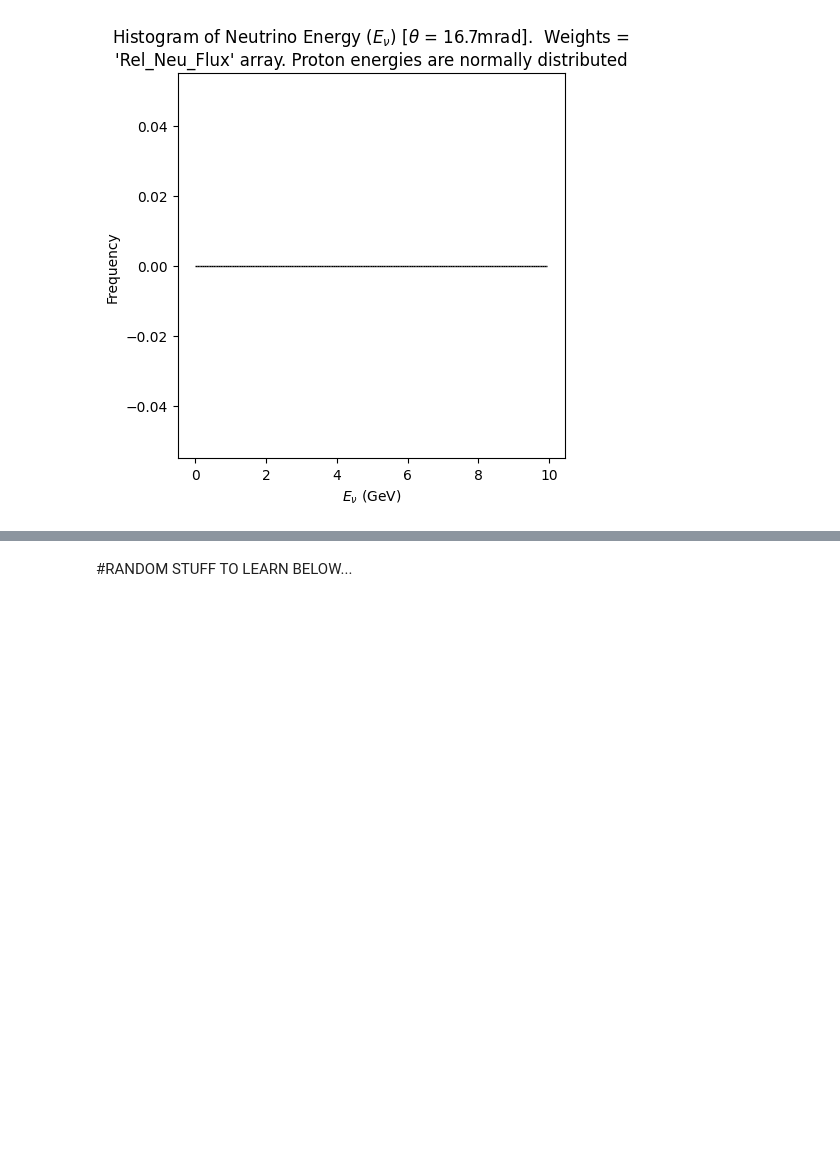
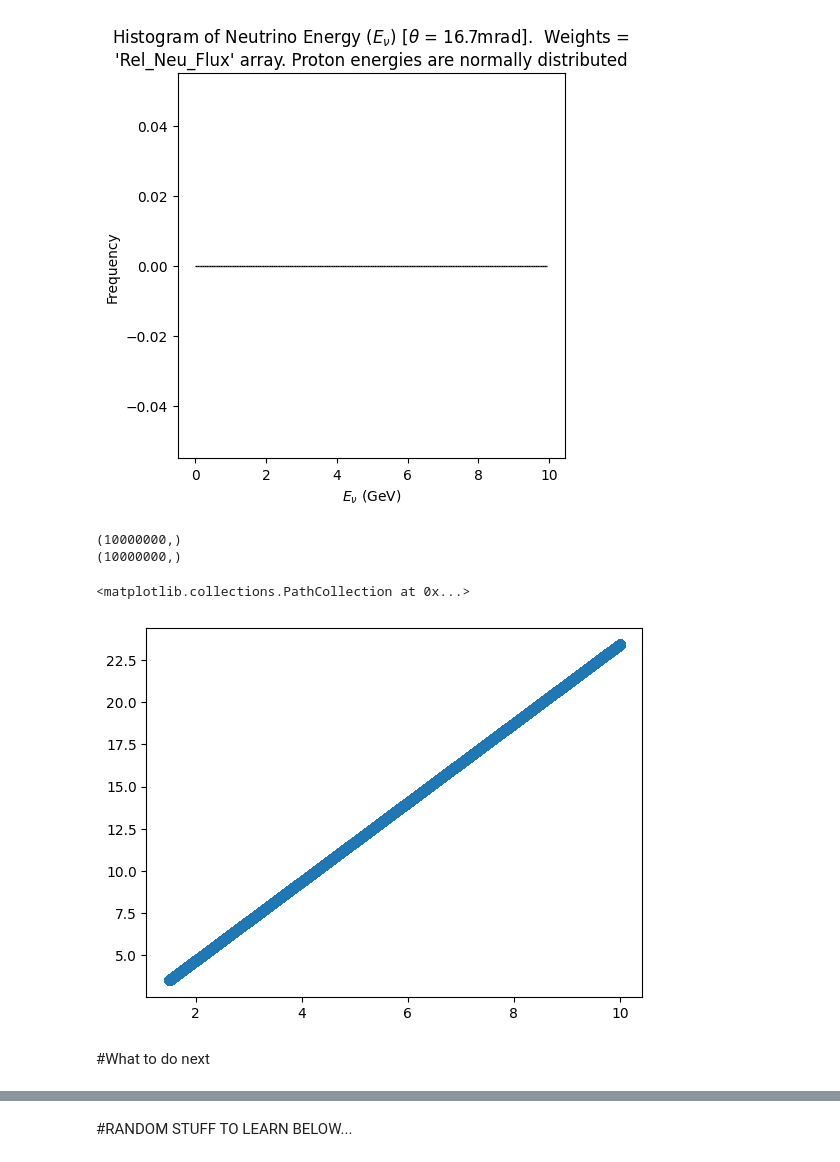
Before and after one commit to MrD0balina/Fourth-Year-Project---Neutrino-Oscillations, a Jupyter notebook: Week_8_Modifying_interpolation_focusing_on_higher_energy_pions_producing_histograms.ipynb, the cells around one changed output, grey strips where cells are left out. Cells and saved outputs as stored; diff of their text form; code cells hidden in the pictures; blank space fills up the shorter version.

```diff
--- a/Week_8_Modifying_interpolation_focusing_on_higher_energy_pions_producing_histograms.ipynb
+++ b/Week_8_Modifying_interpolation_focusing_on_higher_energy_pions_producing_histograms.ipynb
@@ -506,3 +510,15 @@ plt.ylabel("Frequency")
 plt.show()
 # %% [output]
 [figure]
+# %%
+E_v , Rel_Neu_Flux , E_pro_array , E_pi , E_pi_weighted = FIRST_TRY_Relative_Neutrino_Flux_Plotter_includes_Proton_Energy_Uncertainty_and_Pion_Weighting( 0.00 )
+print(np.shape(E_v))
+print(np.shape(E_pi))
+plt.scatter(  E_v , E_pi )
+# %% [output]
+(10000000,)
+(10000000,)
+<matplotlib.collections.PathCollection at 0x...>
+[figure, added]
+# %% [markdown]
+#What to do next
```
Also changed, not shown: parts of 9 cells of this notebook.
